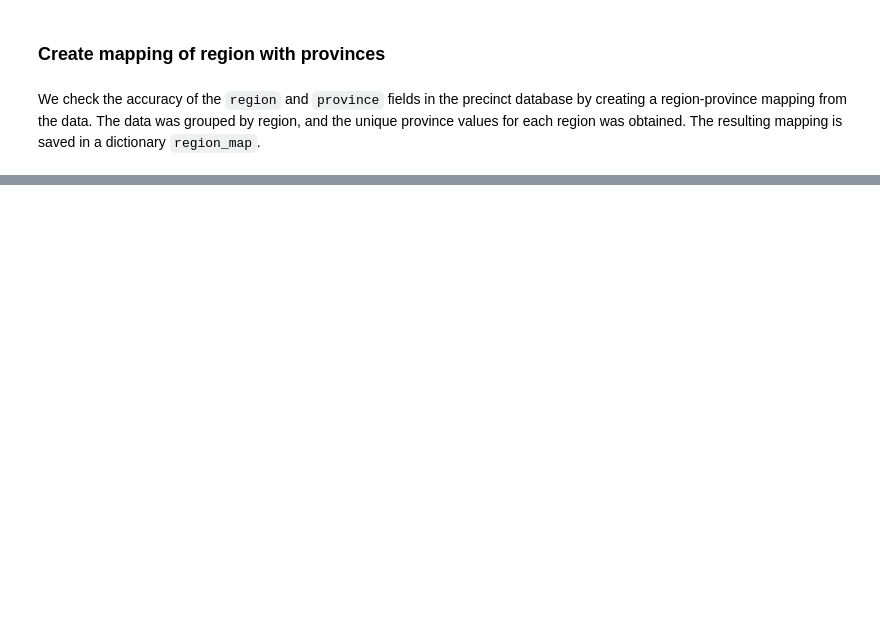
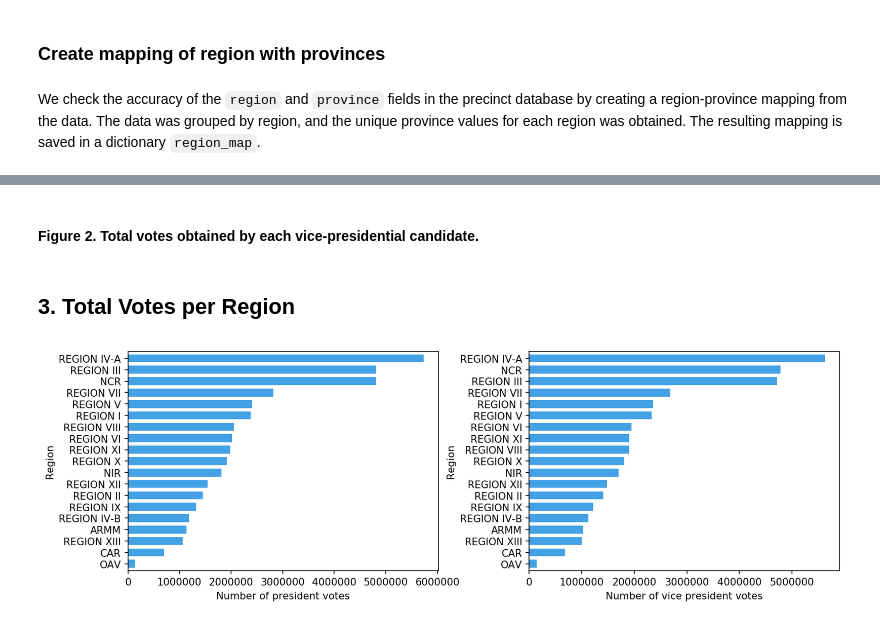
Before and after one commit to gpesleta/elections, a Jupyter notebook: PhilippineElections_Esleta.ipynb, the cells around one changed output, grey strips where cells are left out. Cells and saved outputs as stored; diff of their text form; code cells hidden in the pictures; blank space fills up the shorter version.

```diff
--- a/PhilippineElections_Esleta.ipynb
+++ b/PhilippineElections_Esleta.ipynb
@@ -307,0 +289,15 @@ CAR
+# %% [markdown]
+#### Figure 2. Total votes obtained by each vice-presidential candidate.
+# %% [markdown]
+## 3. Total Votes per Region
+# %%
+fig, ax = plt.subplots(1, 2, dpi=150, figsize=(12,5))
+fig.tight_layout(pad=6.0)
+df_pres.groupby('region')['votes'].agg(sum).sort_values(ascending=True).plot(kind='barh', color='#43a1e5', ax=ax[0], width=0.7)
+ax[0].set_ylabel('Region')
+ax[0].set_xlabel('Number of president votes')
+df_vp.groupby('region')['votes'].agg(sum).sort_values(ascending=True).plot(kind='barh', color='#43a1e5', ax=ax[1], width=0.7)
+ax[1].set_ylabel('Region')
+ax[1].set_xlabel('Number of vice president votes');
+# %% [output]
+[figure, added]
```
Also changed, not shown: parts of 114 cells of this notebook, 15 other files.
